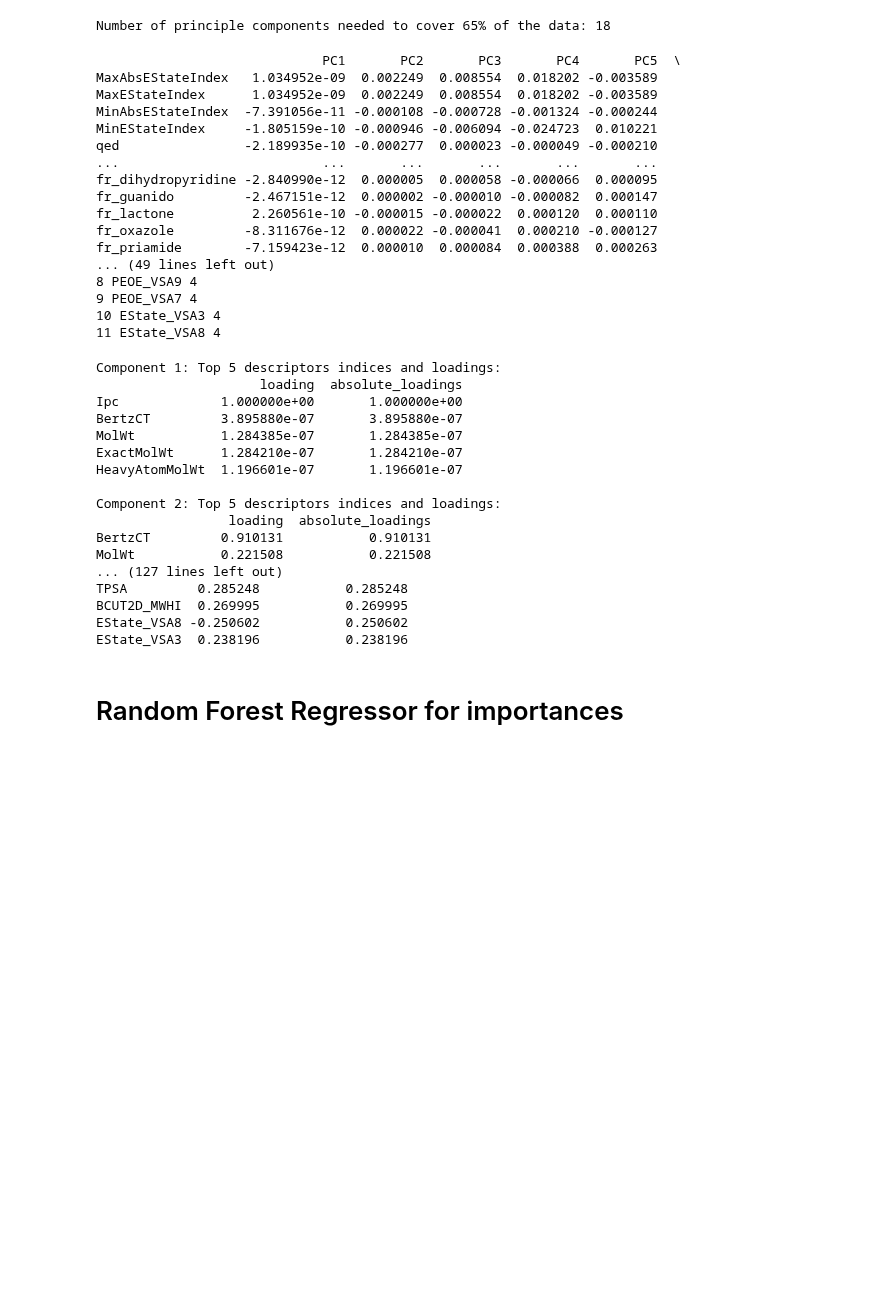
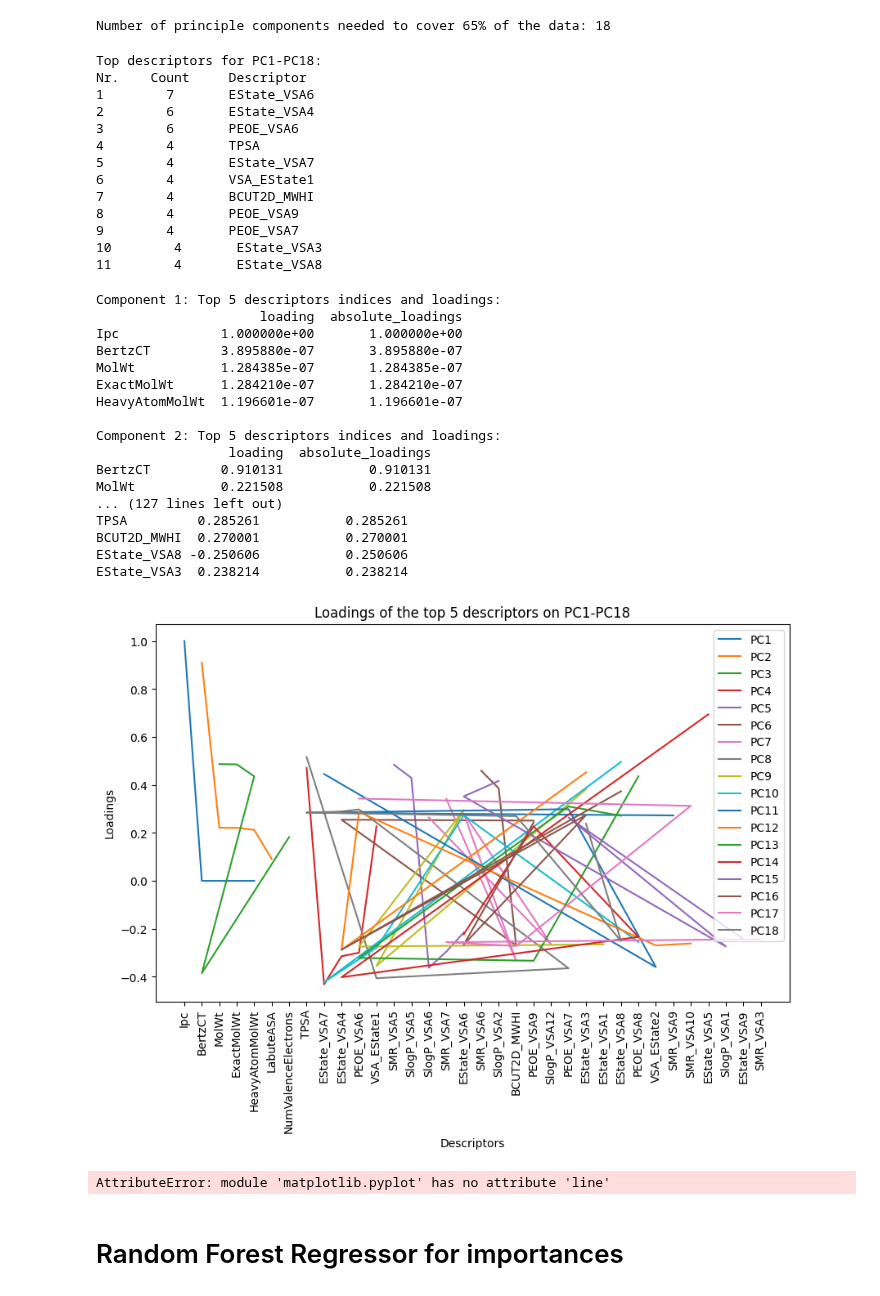
Before and after one commit to annebiemans/Group16, a Jupyter notebook: group_assignment_part1.ipynb, the cells around one changed output. Drawn from its saved outputs; the diff is of its cells as text; code cells hidden in the pictures; blank space fills up the shorter version.

Commit message:
Plot van de loadings

```diff
--- a/group_assignment_part1.ipynb
+++ b/group_assignment_part1.ipynb
@@ -229,8 +229,6 @@ top_descriptors_pc2 = sorted_pc2.index[:10]
 # Selecteer de top elektroden met hoogste absolute loadings voor PC1
 top_descriptors_pc1 = sorted_pc1.index[:10]
 
-# print(top_descriptors_pc1)
-loading_df.head()
 PC_list = ['PC1', 'PC2', 'PC3', 'PC4', 'PC5', 'PC6', 'PC7', 'PC8', 'PC9', 'PC10', 'PC11', 'PC12', 'PC13', 'PC14', 'PC15', 'PC16', 'PC17', 'PC18']
 top_descriptors = {}
 for PC in PC_list:
@@ -246,61 +244,88 @@ i=0
 
 # Print the top descriptors for PC1-PC18
 print('Top descriptors for PC1-PC18:')
+print('Nr.    Count     Descriptor'	)
 for descriptor in top_descriptors:
     if top_descriptors[descriptor] > 3:
         i+=1
-        print(i, descriptor, top_descriptors[descriptor])
+        print(i, "      ", top_descriptors[descriptor], '     ', descriptor)
 # %% [output]
-                             PC1       PC2       PC3       PC4       PC5  \
-MaxAbsEStateIndex   1.034952e-09  0.002249  0.008554  0.018202 -0.003589
-MaxEStateIndex      1.034952e-09  0.002249  0.008554  0.018202 -0.003589
-MinAbsEStateIndex  -7.391056e-11 -0.000108 -0.000728 -0.001324 -0.000244
-MinEStateIndex     -1.805159e-10 -0.000946 -0.006094 -0.024723  0.010221
-qed                -2.189935e-10 -0.000277  0.000023 -0.000049 -0.000210
-...                          ...       ...       ...       ...       ...
-fr_dihydropyridine -2.840990e-12  0.000005  0.000058 -0.000066  0.000095
-fr_guanido         -2.467151e-12  0.000002 -0.000010 -0.000082  0.000147
-fr_lactone          2.260561e-10 -0.000015 -0.000022  0.000120  0.000110
-fr_oxazole         -8.311676e-12  0.000022 -0.000041  0.000210 -0.000127
-fr_priamide        -7.159423e-12  0.000010  0.000084  0.000388  0.000263
-... (49 lines left out)
-8 PEOE_VSA9 4
-9 PEOE_VSA7 4
-10 EState_VSA3 4
-11 EState_VSA8 4
+Top descriptors for PC1-PC18:
+Nr.    Count     Descriptor
+1        7       EState_VSA6
+2        6       EState_VSA4
+3        6       PEOE_VSA6
+4        4       TPSA
+5        4       EState_VSA7
+6        4       VSA_EState1
+7        4       BCUT2D_MWHI
+8        4       PEOE_VSA9
+9        4       PEOE_VSA7
+10        4       EState_VSA3
+11        4       EState_VSA8
 # %%
 pca = PCA(n_components=n_principle_components)
 pca.fit(X)
 
+fig = plt.figure(figsize=(10, 6))
 # Doorloop de componenten
 for i in range(n_principle_components):
     loadings_pc = pd.DataFrame(pca.components_[i], columns=['loading'], index=X.columns)
     loadings_pc['absolute_loadings'] = loadings_pc['loading'].abs()
 
     # Sort loadings with descriptor with highest loading first
     loadings_pc_sorted = loadings_pc.sort_values(by='absolute_loadings', ascending=False)
+    top_5_descriptors = loadings_pc_sorted.head(5)
+
+    # Plotting the loadings on PC1 and PC2 compared
+    plt.plot(top_5_descriptors['loading'], label=f'PC{i+1}')
+    filtered_loadings = loadings_pc.loc[top_descriptors.keys()]
+    # plt.plot(filtered_loadings['loading']) #, label='PC{i}'
+
 
     # Print top 5 descriptors
-    top_5_descriptors = loadings_pc_sorted.head(5)
+
     print(f"Component {i+1}: Top 5 descriptors indices and loadings:\n{top_5_descriptors}\n")
+
+# Plotting the loadings on PC1-PC18
+plt.title('Loadings of the top 5 descriptors on PC1-PC18')
+plt.xlabel('Descriptors')
+plt.ylabel('Loadings')
+plt.xticks(rotation=90)
+# plt.xticks(range(len(top_descriptors.keys())),top_descriptors, rotation=90)
+plt.legend()
+plt.show()
 # %% [output]
 Component 1: Top 5 descriptors indices and loadings:
                      loading  absolute_loadings
 Ipc             1.000000e+00       1.000000e+00
 BertzCT         3.895880e-07       3.895880e-07
 MolWt           1.284385e-07       1.284385e-07
 ExactMolWt      1.284210e-07       1.284210e-07
 HeavyAtomMolWt  1.196601e-07       1.196601e-07
 
 Component 2: Top 5 descriptors indices and loadings:
                  loading  absolute_loadings
 BertzCT         0.910131           0.910131
 MolWt           0.221508           0.221508
 ... (127 lines left out)
-TPSA         0.285248           0.285248
-BCUT2D_MWHI  0.269995           0.269995
-EState_VSA8 -0.250602           0.250602
-EState_VSA3  0.238196           0.238196
+TPSA         0.285261           0.285261
+BCUT2D_MWHI  0.270001           0.270001
+EState_VSA8 -0.250606           0.250606
+EState_VSA3  0.238214           0.238214
+[figure, added]
+# %%
+# Plotting the loadings on PC1 and PC2 compared
+plt.plot(data=loadings_pc1, marker='o', label='PC1')
+plt.plot(data=loadings_pc2, marker='o', label='PC2')
+
+# Setting the title and labels
+plt.title("Loadings on PC1 and PC2")
+plt.xlabel("Electrodes")
+plt.ylabel("Loading")
+plt.show()
+# %% [output]
+AttributeError: module 'matplotlib.pyplot' has no attribute 'line'
 # %% [markdown]
 # Random Forest Regressor for importances
 # %%
```
